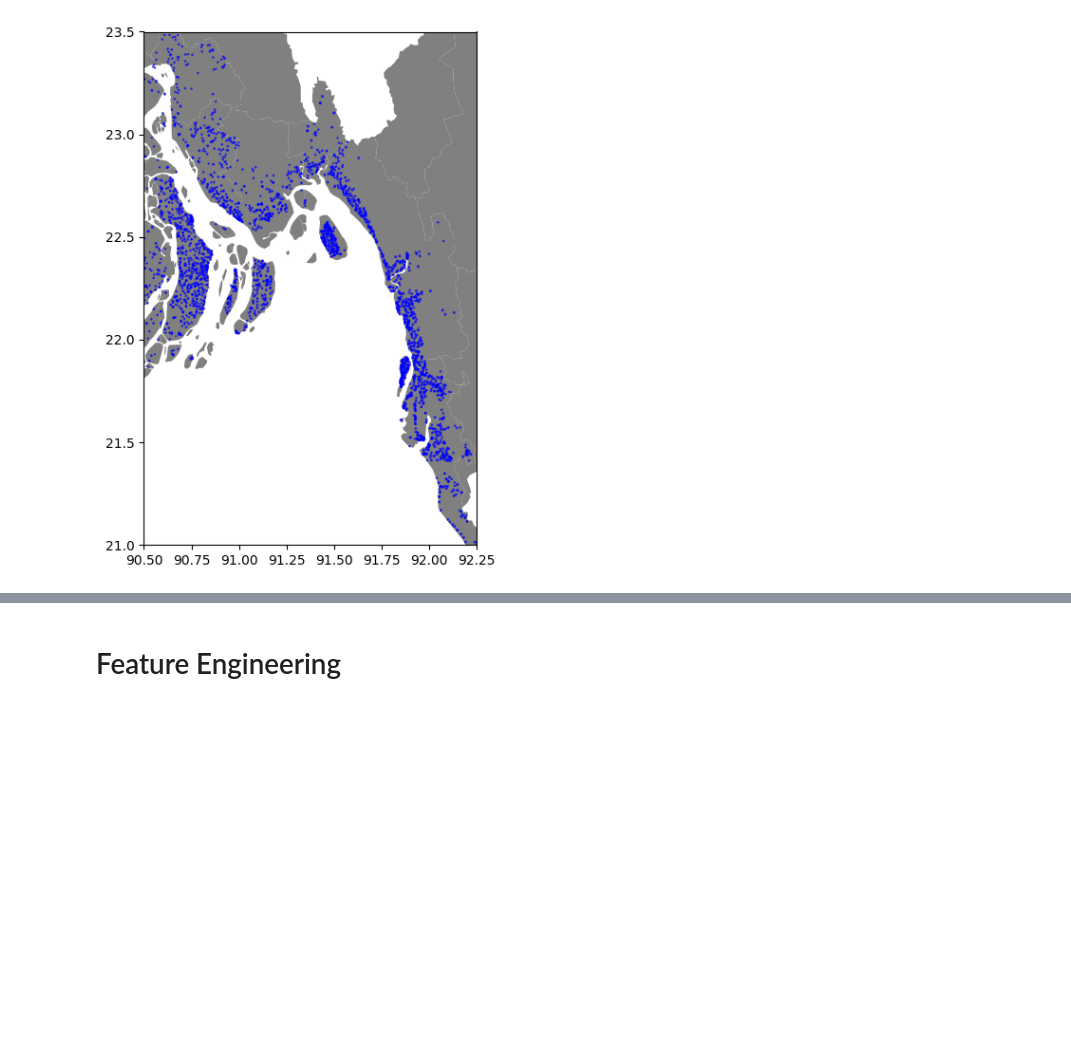
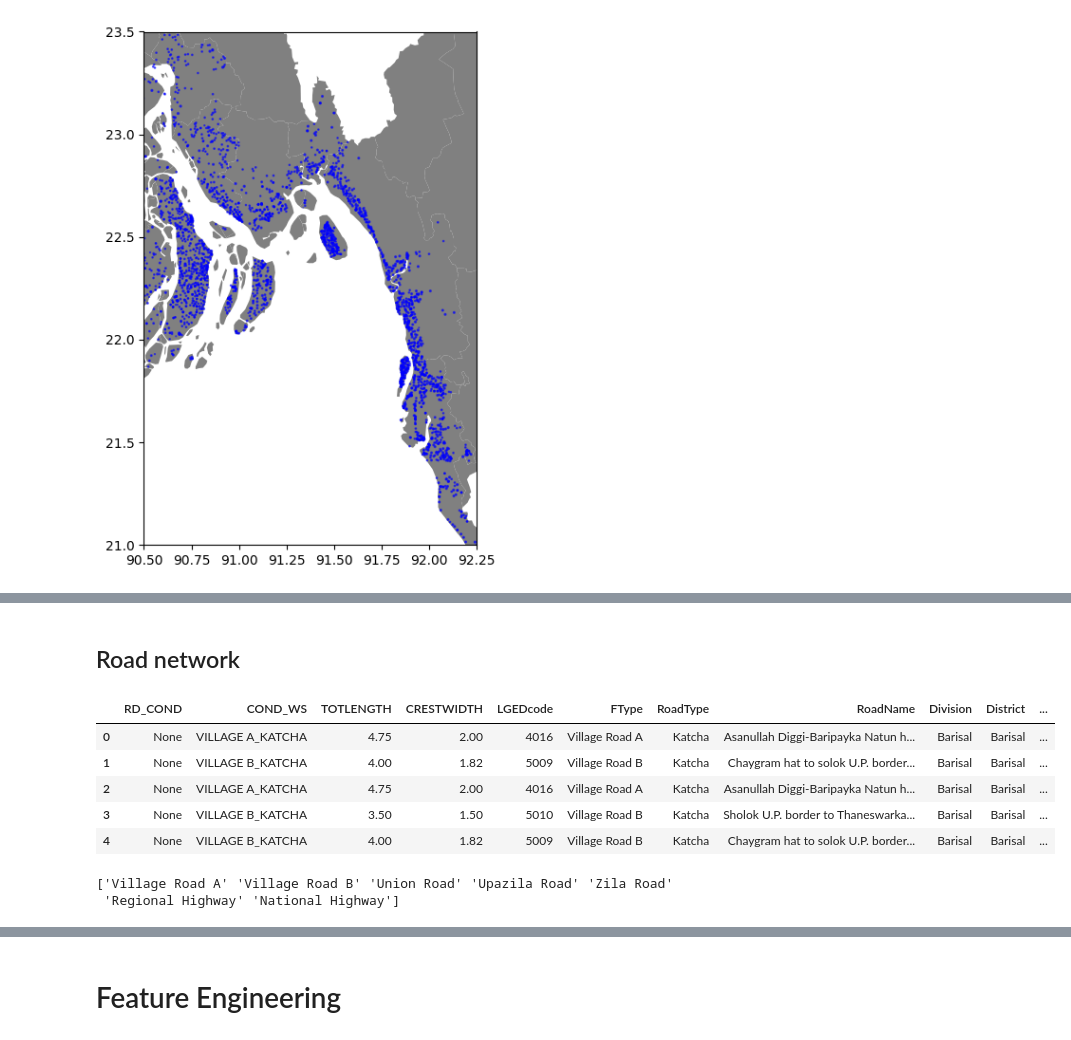
Before and after one commit to tanmoyie/Optimizing-flood-reponse-in-Bangladesh, a Jupyter notebook: 1.0-data-exploration.ipynb, the cells around one changed output, grey strips where cells are left out. Drawn from its saved outputs; the diff is of its cells as text; code cells hidden in the pictures; blank space fills up the shorter version.

```diff
--- a/1.0-data-exploration.ipynb
+++ b/1.0-data-exploration.ipynb
@@ -61,0 +107,28 @@ plt.show()
+# %% [markdown]
+## Road network
+# %%
+road_gdf = gpd.read_file('dataset/bgd_trs_roads_lged/bgd_trs_roads_lged.shp')
+display(road_gdf.head())
+print(road_gdf['FType'].unique())
+# display(road_gdf.head())
+condition1 = road_gdf['District'] == 'Feni'
+condition2 = road_gdf['FType']=='National Highway'
+feni_road_national_highway_gdf = road_gdf[condition1 & condition2]
+#feni_road_national_highway_gdf
+condition3 = road_gdf['FType']=='Regional Highway'
+feni_road_regional_highway_gdf = road_gdf[condition1 & condition3]
+
+condition4 = road_gdf[road_gdf['FType'].isin(['National Highway', 'Regional Highway', 'Upazila Road', 'Zila Road'])]
+# Correct usage with a list
+
+#df[df['Category'].isin(values_to_match)]
+feni_road_gdf = road_gdf[(condition1 & condition4)]
+# %% [output]
+|  | RD_COND | COND_WS | TOTLENGTH | CRESTWIDTH | LGEDcode | FType | RoadType | RoadName | Division | District | ... |
+| 0 | None | VILLAGE A_KATCHA | 4.75 | 2.00 | 4016 | Village Road A | Katcha | Asanullah Diggi-Baripayka Natun h... | Barisal | Barisal | ... |
+| 1 | None | VILLAGE B_KATCHA | 4.00 | 1.82 | 5009 | Village Road B | Katcha | Chaygram hat to solok U.P. border... | Barisal | Barisal | ... |
+| 2 | None | VILLAGE A_KATCHA | 4.75 | 2.00 | 4016 | Village Road A | Katcha | Asanullah Diggi-Baripayka Natun h... | Barisal | Barisal | ... |
+| 3 | None | VILLAGE B_KATCHA | 3.50 | 1.50 | 5010 | Village Road B | Katcha | Sholok U.P. border to Thaneswarka... | Barisal | Barisal | ... |
+| 4 | None | VILLAGE B_KATCHA | 4.00 | 1.82 | 5009 | Village Road B | Katcha | Chaygram hat to solok U.P. border... | Barisal | Barisal | ... |
+['Village Road A' 'Village Road B' 'Union Road' 'Upazila Road' 'Zila Road'
+ 'Regional Highway' 'National Highway']
```
Also changed, not shown: parts of 8 cells of this notebook, 15 other files.
